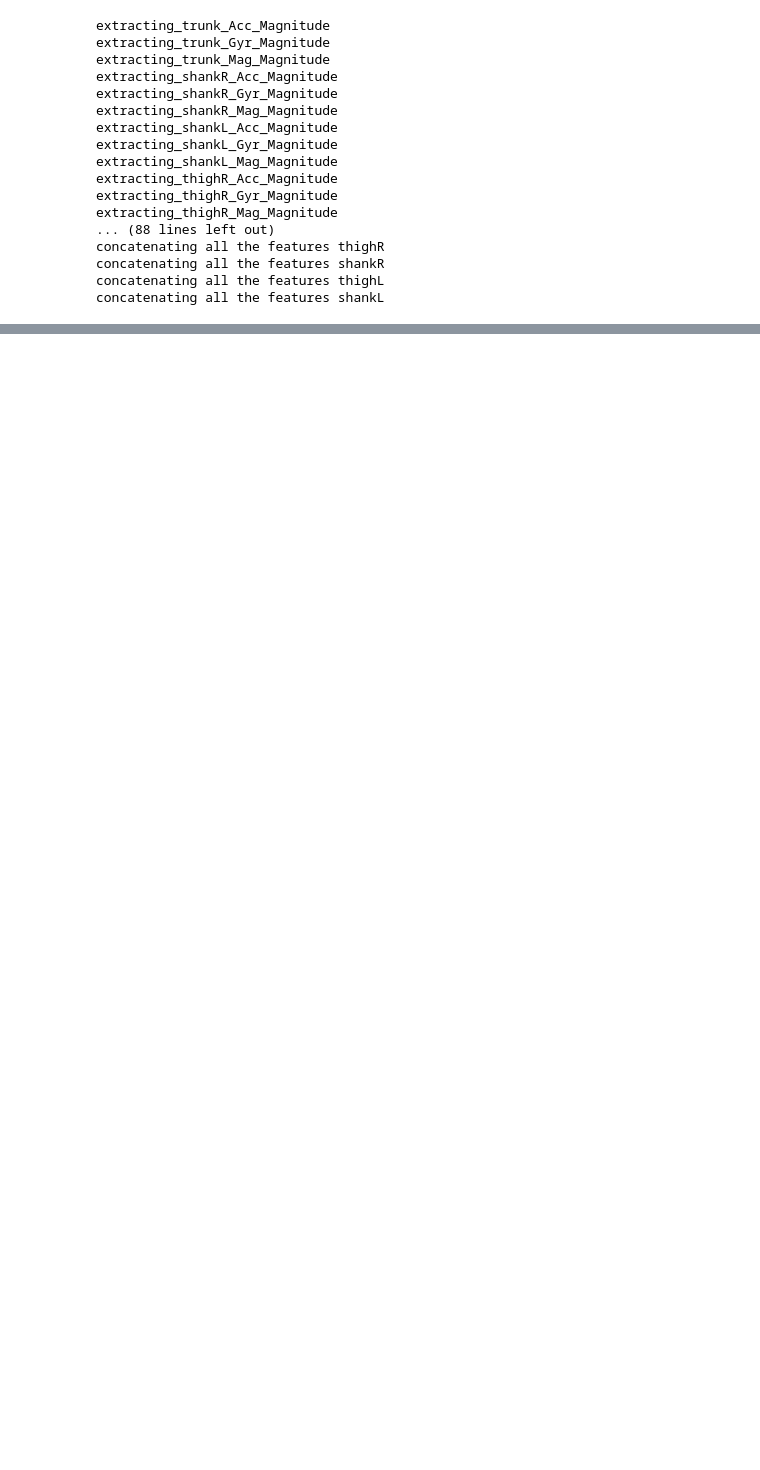
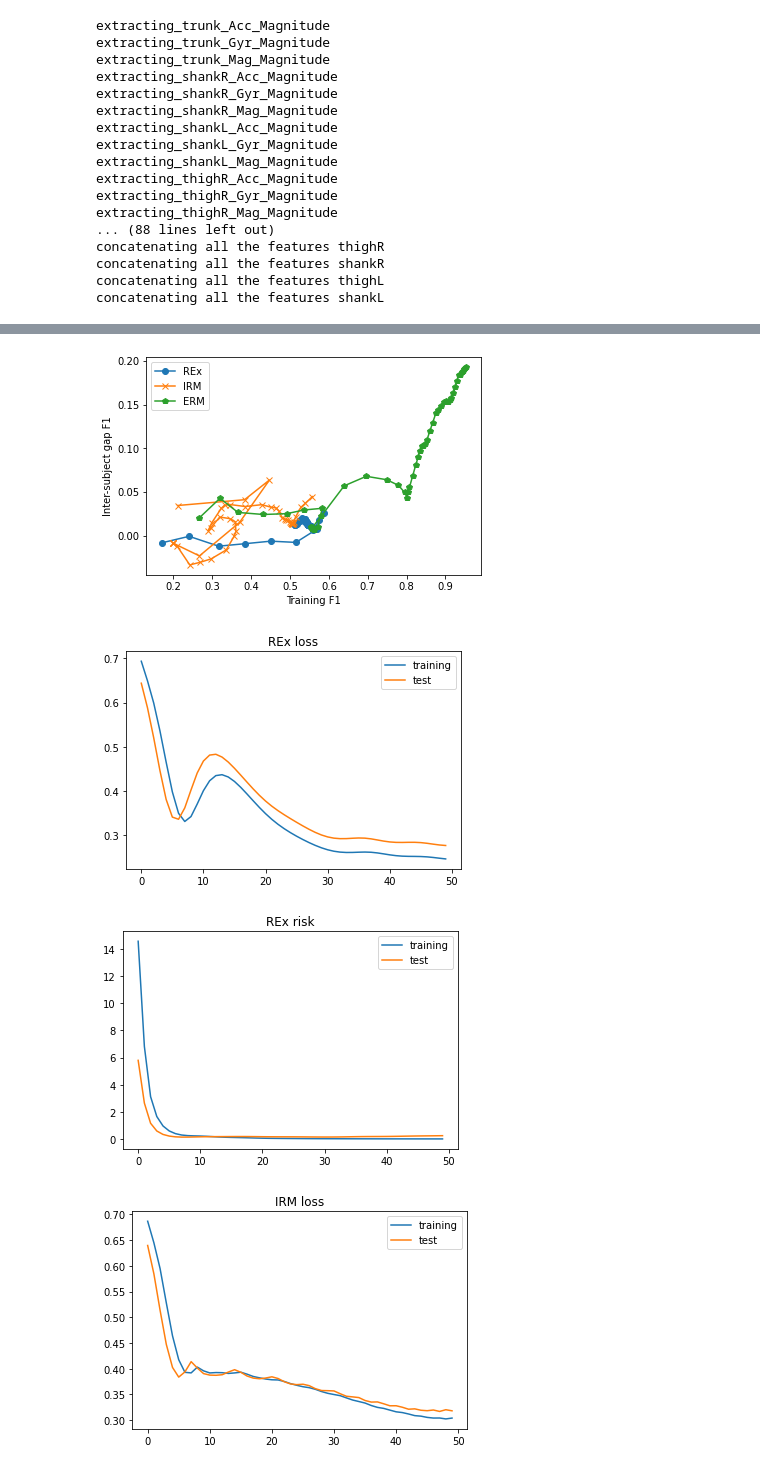
Before and after one commit to GuillaumeLam/INTER-SUBJ-RQ, a Jupyter notebook: INTER_SUBJ_OOD.ipynb, the cells around one changed output, grey strips where cells are left out. Drawn from its saved outputs; the diff is of its cells as text; code cells hidden in the pictures; blank space fills up the shorter version.

```diff
--- a/INTER_SUBJ_OOD.ipynb
+++ b/INTER_SUBJ_OOD.ipynb
@@ -174,0 +91,10 @@ Test Acc: 0.9407234997169988
+# %%
+# LOAD run data
+inter_subj_gap = pickle.load(open('out/ood_run_data.pkl','rb'))
+# %%
+graph_inter_subj_gap(inter_subj_gap)
+# %% [output]
+[figure, added]
+[figure, added]
+[figure, added]
+[figure, added]
```
Also changed, not shown: parts of 22 cells of this notebook, 1 other file.
